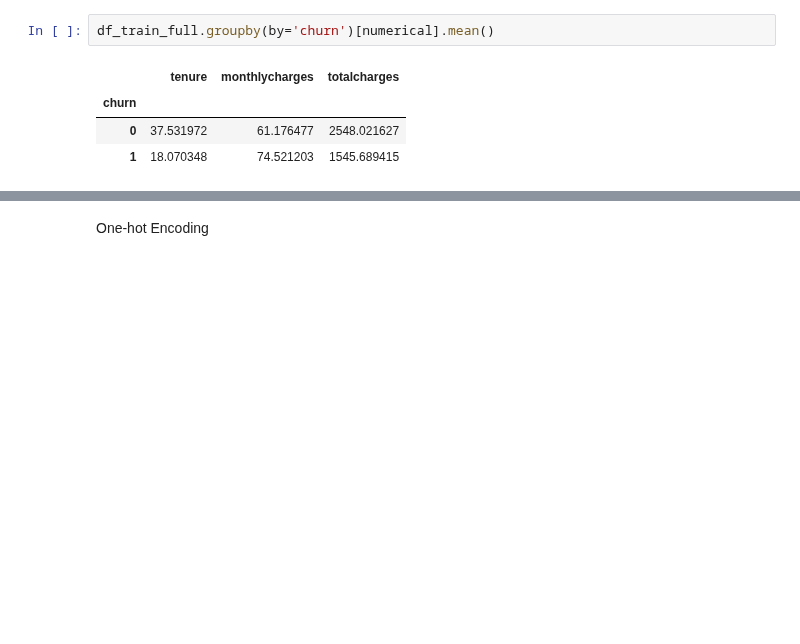
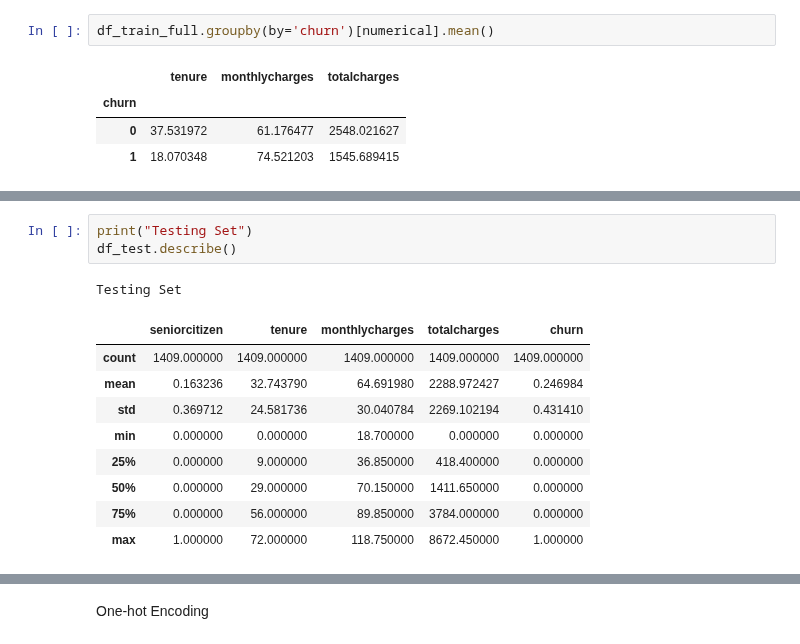
Before and after one commit to michaelgetachew-abebe/Churn_Prediction_Model, a Jupyter notebook: notebooks2.ipynb, the cells around one changed output, grey strips where cells are left out. Drawn from its saved outputs; the diff is of its cells as text; blank space fills up the shorter version.

```diff
--- a/notebooks2.ipynb
+++ b/notebooks2.ipynb
@@ -308,0 +323,14 @@ df_train_full.groupby(by='churn')[numerical].mean()
+# %%
+print("Testing Set")
+df_test.describe()
+# %% [output]
+Testing Set
+|  | seniorcitizen | tenure | monthlycharges | totalcharges | churn |
+| count | 1409.000000 | 1409.000000 | 1409.000000 | 1409.000000 | 1409.000000 |
+| mean | 0.163236 | 32.743790 | 64.691980 | 2288.972427 | 0.246984 |
+| std | 0.369712 | 24.581736 | 30.040784 | 2269.102194 | 0.431410 |
+| min | 0.000000 | 0.000000 | 18.700000 | 0.000000 | 0.000000 |
+| 25% | 0.000000 | 9.000000 | 36.850000 | 418.400000 | 0.000000 |
+| 50% | 0.000000 | 29.000000 | 70.150000 | 1411.650000 | 0.000000 |
+| 75% | 0.000000 | 56.000000 | 89.850000 | 3784.000000 | 0.000000 |
+| max | 1.000000 | 72.000000 | 118.750000 | 8672.450000 | 1.000000 |
```
Also changed, not shown: parts of 3 cells of this notebook.
